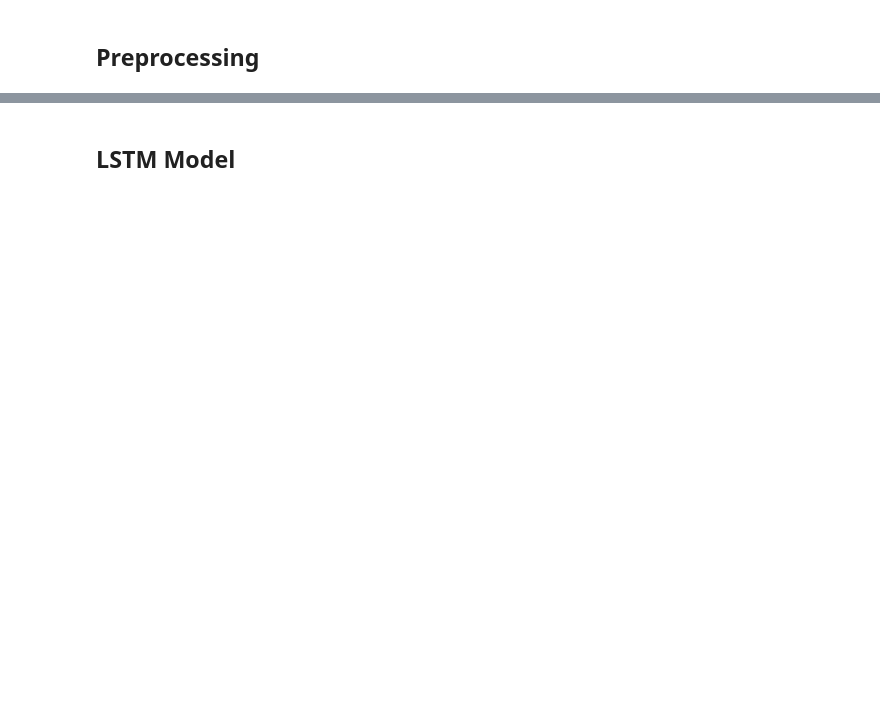
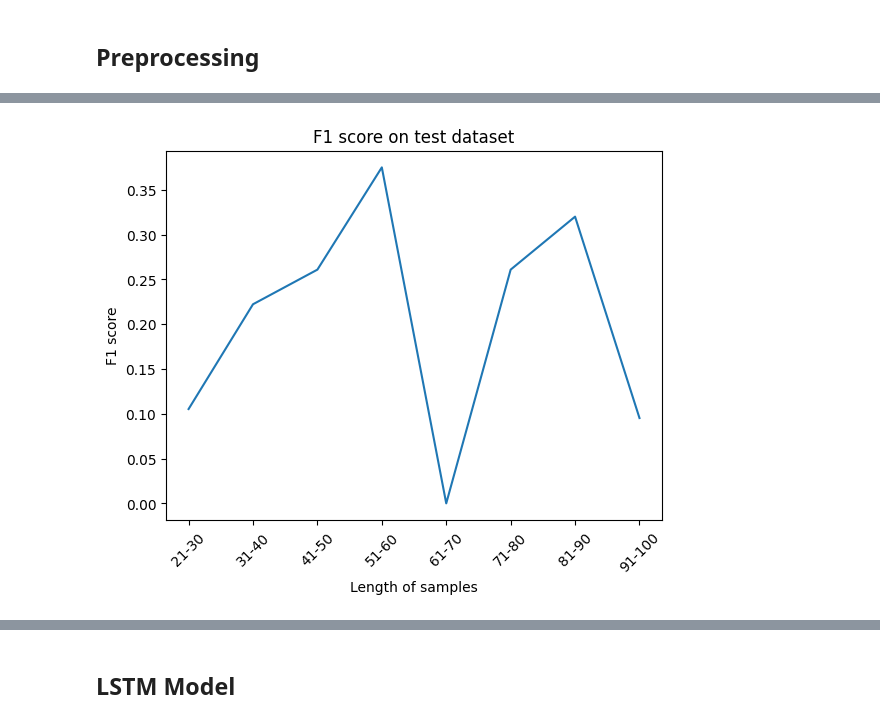
Before and after one commit to gsindlinger/ADL_2024, a Jupyter notebook: Assignment_3/Exercise_2.ipynb, the cells around one changed output, grey strips where cells are left out. Cells and saved outputs as stored; diff of their text form; code cells hidden in the pictures; blank space fills up the shorter version.

```diff
--- a/Assignment_3/Exercise_2.ipynb
+++ b/Assignment_3/Exercise_2.ipynb
@@ -108,7 +163,7 @@ class GrammarDataset(Dataset):
         return input_tensor, label_tensor
 
 # Example usage
-dataset = create_dataset(10000, max_length=20)
+dataset = create_dataset(1000, max_length=20)
 add_padding = True
 if add_padding:
     grammar_dataset = GrammarDataset(dataset, padding_length=20, add_padding=True)
@@ -139,18 +196,21 @@ Variation types:  [7031, 1602, 1367]
 import torch.nn as nn
 
 class RNNClassifier(nn.Module):
-    def __init__(self, input_size, hidden_size, output_size):
+    def __init__(self, input_size, hidden_size, output_size, num_layers=1, bidirectional=False):
         super(RNNClassifier, self).__init__()
+        self.num_layers = num_layers
         self.hidden_size = hidden_size
-        self.rnn = nn.RNN(input_size, hidden_size, batch_first=True)
+        self.rnn = nn.RNN(input_size, hidden_size, num_layers=num_layers, batch_first=True, bidirectional=bidirectional)
         self.fc = nn.Linear(hidden_size, output_size)
         self.sigmoid = nn.Sigmoid()
 
     def forward(self, x):
         if x.dim() == 2:
             x = x.unsqueeze(0)
-        h0 = torch.zeros(1, x.size(0), self.hidden_size).to(x.device)  # Initial hidden state
+        h0 = torch.zeros(self.num_layers, x.size(0), self.hidden_size).to(x.device)  # Initial hidden state
         out, hn = self.rnn(x, h0)
         out = self.fc(out[:, -1, :])  # Get the output from the last time step
         out = self.sigmoid(out)
         return out
+
+print(RNNClassifier(3, 10, 1))
@@ -173,9 +241,3 @@ def train_model(model, criterion, optimizer, num_epochs, dataset, batch_size=1):
             total_loss += loss.item()
 
         print(f'Epoch [{epoch+1}/{num_epochs}], Loss: {total_loss / len(data_loader)}')
-# %%
-# Hyperparameters
-hidden_size = 2
-output_size = 1
-num_epochs = 10
-learning_rate = 0.001
@@ -227,34 +356,62 @@ Variation types:  [721, 155, 124]
 # %%
+# Cross-Validation for Hyperparameters
+hidden_sizes = [4, 8, 16]
+output_size = 1
+num_epochs = 10
+learning_rates = [0.01, 0.001]
+num_layers = [1, 2]
+
 # Run without padding
 add_padding = False
-batch_size = 1
+sequence_length = 1
 input_size = 3
 
-# model definition
-model = RNNClassifier(input_size, hidden_size, output_size)
-criterion = nn.BCELoss()
-optimizer = optim.Adam(model.parameters(), lr=learning_rate)
+f1_results = {}
+
+for hidden_size in hidden_sizes:
+    for learning_rate in learning_rates:
+        for num_layer in num_layers:
+            print(f'Hidden size: {hidden_size}, Learning rate: {learning_rate}, Num layers: {num_layer}')
+            model = RNNClassifier(input_size, hidden_size, output_size, num_layers=num_layer)
+            criterion = nn.BCELoss()
+            optimizer = optim.Adam(model.parameters(), lr=learning_rate)
+            train_model(model, criterion, optimizer, num_epochs, train_dataset, sequence_length)
+            accuracy, f1 = evaluate(model, test_dataset, sequence_length)
+            print(f'Accuracy: {accuracy * 100:.2f}%')
+            print(f'F1 score: {f1:.2f}')
+
+            dict_string = f'Hidden size: {hidden_size}, Learning rate: {learning_rate}, Num layers: {num_layer}'
+            f1_results[dict_string] = f1
+
+            model.eval()
+            with torch.no_grad():
+                # Test 'abbc' as input
+                inputs = string_to_tensor('abbc')
+                inputs = inputs.unsqueeze(0)
+                outputs = model(inputs)
+                predicted = outputs
+                inputs_str = ''.join(['a' if c[0] == 1 else 'b' if c[1] == 1 else 'c' if c[2] == 1 else '' for c in inputs[0]])
+                print(f'Input: {inputs_str}, Predicted: {predicted.item()}')
+
+            # Split test dataset into bins of length 21-30, 31-40, ... and evaluate the model on each bin (only f1). Then plot the results in a line chart.
+            bins = [(i, i+9) for i in range(21, 101, 10)]
+            f1_scores = []
+            for bin in bins:
+                bin_dataset = [sample for sample in test_dataset_str if len(sample[0]) >= bin[0] and len(sample[0]) <= bin[1]]
+                bin_dataset = GrammarDataset(bin_dataset)
+                f1_scores.append(evaluate(model, bin_dataset, sequence_length)[1])
+
+            plt.plot([f'{bin[0]}-{bin[1]}' for bin in bins], f1_scores)
+            plt.xlabel('Length of samples')
+            plt.ylabel('F1 score')
+            plt.title('F1 score on test dataset')
+            plt.xticks(rotation=45)
+            plt.show()
+
+            print('-------------------------------------')
 
 
-train_model(model, criterion, optimizer, num_epochs, train_dataset, batch_size)
-accuracy = evaluate(model, test_dataset, batch_size)
-print(f'Accuracy: {accuracy * 100:.2f}%')
-model.eval()
-with torch.no_grad():
-    for i in range(10):
-        inputs, labels = test_dataset[i]
-        inputs = inputs.unsqueeze(0)
-        outputs = model(inputs)
-        predicted = outputs
-        inputs_str = ''.join(['a' if c[0] == 1 else 'b' if c[1] == 1 else 'c' if c[2] == 1 else '' for c in inputs[0]])
-        print(f'Input: {inputs_str}, Label: {int(labels.item())}, Predicted: {predicted.item()}')
-
-
-# Test 'abbc' as input
-inputs = string_to_tensor('abbc')
-inputs = inputs.unsqueeze(0)
-outputs = model(inputs)
-predicted = outputs
-inputs_str = ''.join(['a' if c[0] == 1 else 'b' if c[1] == 1 else 'c' if c[2] == 1 else '' for c in inputs[0]])
-print(f'Input: {inputs_str}, Predicted: {predicted.item()}')
+# sort f1 results descending by f1 score
+f1_results = dict(sorted(f1_results.items(), key=lambda item: item[1], reverse=True))
+print(f1_results)
 # %% [output]
@@ -277,0 +432 @@ Input: abbc, Predicted: 0.5838593244552612
+[figure, added]
```
Also changed, not shown: parts of 19 cells of this notebook.
